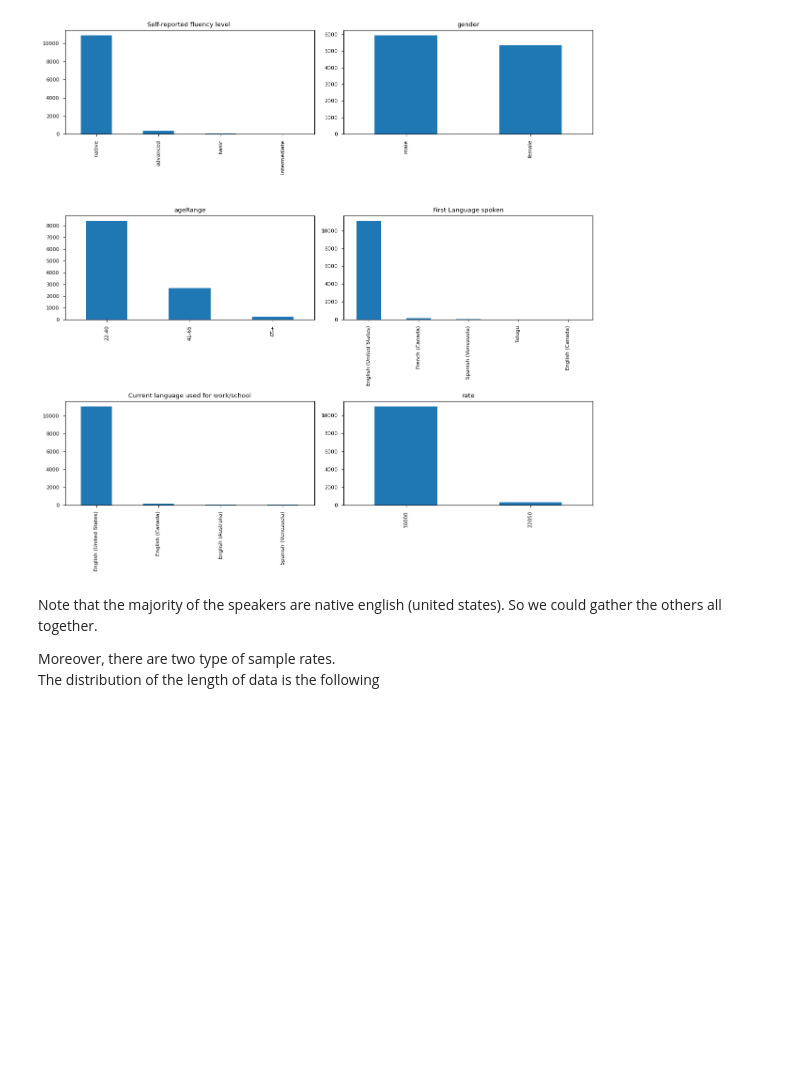
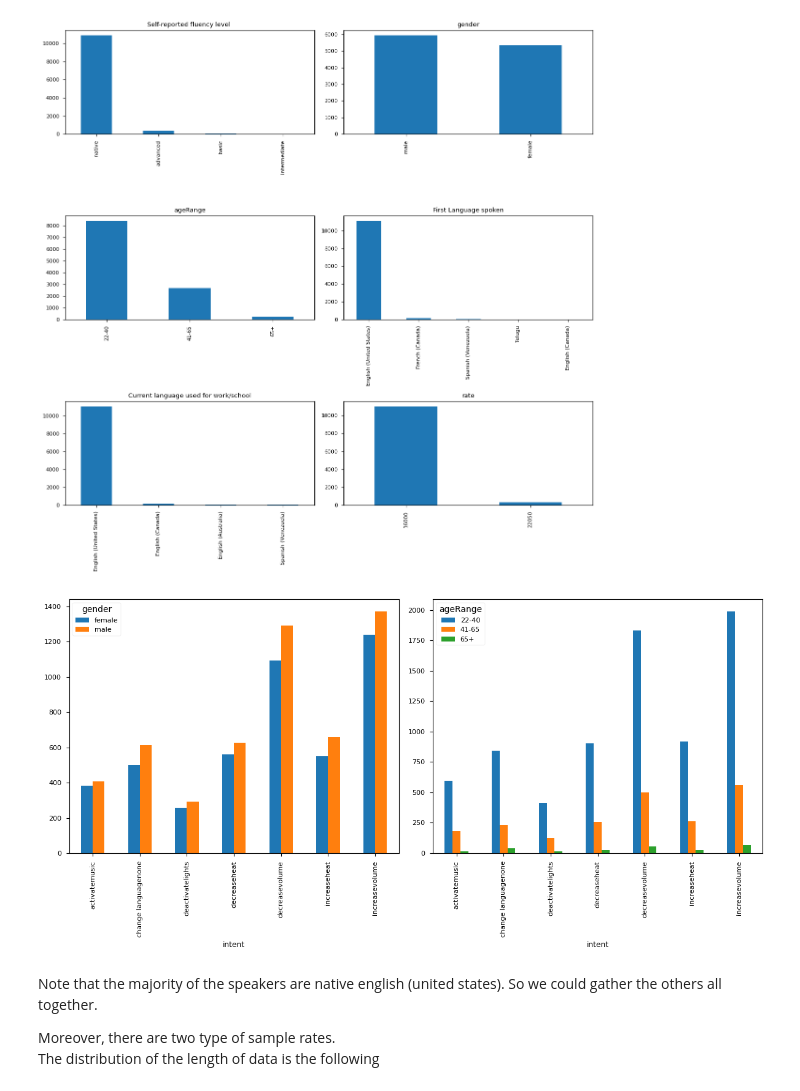
Before and after one commit to Ruglio/DSL-project, a Jupyter notebook: python/code.ipynb, the cells around one changed output. Cells and saved outputs as stored; diff of their text form; code cells hidden in the pictures; blank space fills up the shorter version.

```diff
--- a/python/code.ipynb
+++ b/python/code.ipynb
@@ -104,6 +104,16 @@ plt.tight_layout()
 plt.show()
 # %% [output]
 [figure]
+# %%
+cols = ["gender", "ageRange"]
+fig, ax = plt.subplots(1, 2, figsize=(12, 6))
+for i, c in enumerate(cols):
+    table = pd.pivot_table(df, columns=[c], index=["intent"], values="rate", aggfunc="count")
+    table.plot(kind = "bar", ax=ax[i])
+plt.tight_layout()
+plt.show()
+# %% [output]
+[figure, added]
 # %% [markdown]
 Note that the majority of the speakers are native english (united states). So we could gather the others all together.
 
```
Also changed, not shown: parts of 12 cells of this notebook.
